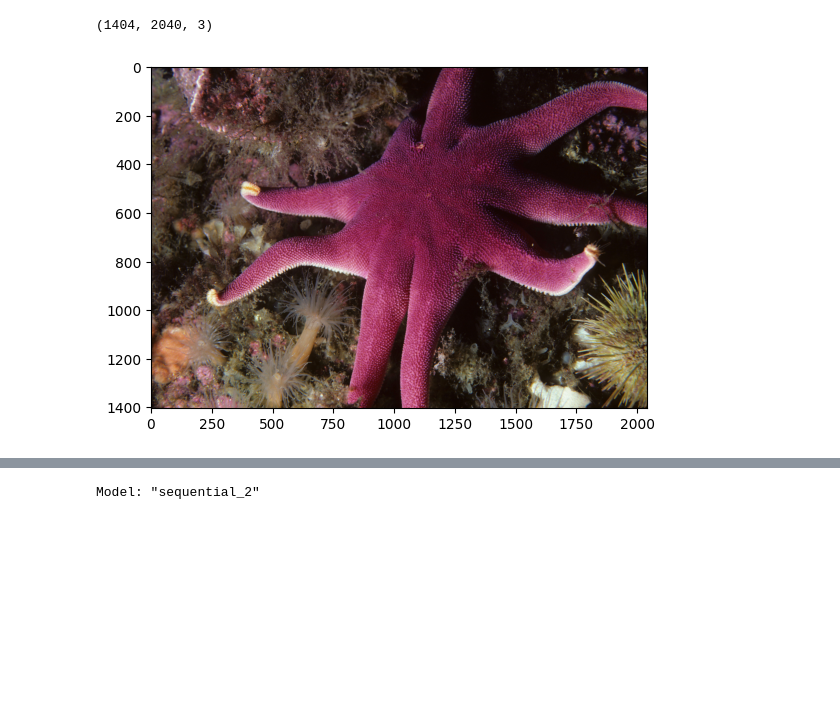
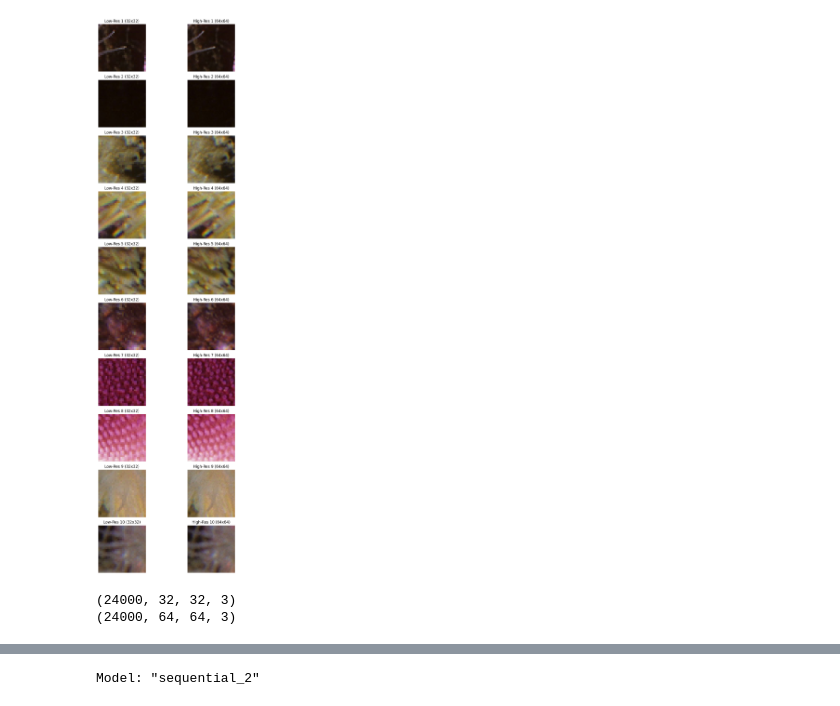
Before and after one commit to hovak101/SuperRes, a Jupyter notebook: main.ipynb, the cells around one changed output, grey strips where cells are left out. Cells and saved outputs as stored; diff of their text form; code cells hidden in the pictures; blank space fills up the shorter version.

```diff
--- a/main.ipynb
+++ b/main.ipynb
@@ -31,6 +32,13 @@ train_x = []
 for path in train_paths:
     img = Image.open(path)
     img_arr = np.array(img)
+    # if odd resolution, strip last row or column
+    # row
+    if img_arr.shape[0] % 2 == 1:
+        img_arr = img_arr[:-1, :, :]
+    # col
+    if img_arr.shape[1] % 2 == 1:
+        img_arr = img_arr[:, :-1, :]
     train_x.append(bicubic_2x_downscale(img_arr))
     train_y.append(img_arr)
 
@@ -39,6 +47,12 @@ val_x = []
 for path in val_paths:
     img = Image.open(path)
     img_arr = np.array(img)
+    # row
+    if img_arr.shape[0] % 2 == 1:
+        img_arr = img_arr[:-1, :, :]
+    # col
+    if img_arr.shape[1] % 2 == 1:
+        img_arr = img_arr[:, :-1, :]
     val_x.append(bicubic_2x_downscale(img_arr))
     val_y.append(img_arr)
 # %%
@@ -54,8 +104,25 @@ FileNotFoundError: [WinError 3] The system cannot find the path specified
+# %%
+# Display first 10 images from train_y and train_x side by side
+fig, axes = plt.subplots(10, 2, figsize=(10, 25))
+
+for i in range(10):
+    # Display low-res image (train_x) on the left
+    axes[i, 0].imshow(train_x[i])
+    axes[i, 0].set_title(f'Low-Res {i+1} ({train_x[i].shape[0]}x{train_x[i].shape[1]})')
+    axes[i, 0].axis('off')
+
+    # Display high-res image (train_y) on the right
+    axes[i, 1].imshow(train_y[i])
+    axes[i, 1].set_title(f'High-Res {i+1} ({train_y[i].shape[0]}x{train_y[i].shape[1]})')
+    axes[i, 1].axis('off')
+
+plt.tight_layout()
+plt.show()
+# %% [output]
+[figure, added]
 # %%
-image_array = train_y[0]
-print(image_array.shape)
-
-imgplot = plt.imshow(image_array)
+print(train_x.shape)
+print(train_y.shape)
 # %% [output]
-(1404, 2040, 3)
+(24000, 32, 32, 3)
+(24000, 64, 64, 3)
-[figure, removed]
```
Also changed, not shown: parts of 6 cells of this notebook.
